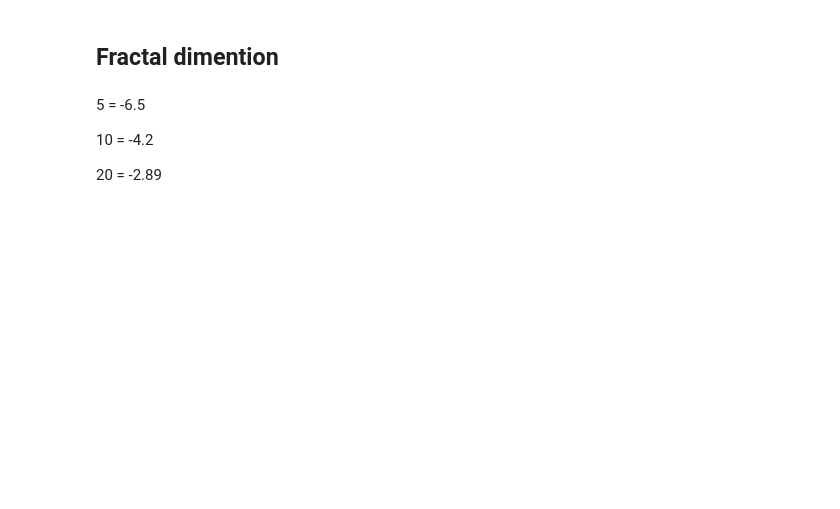
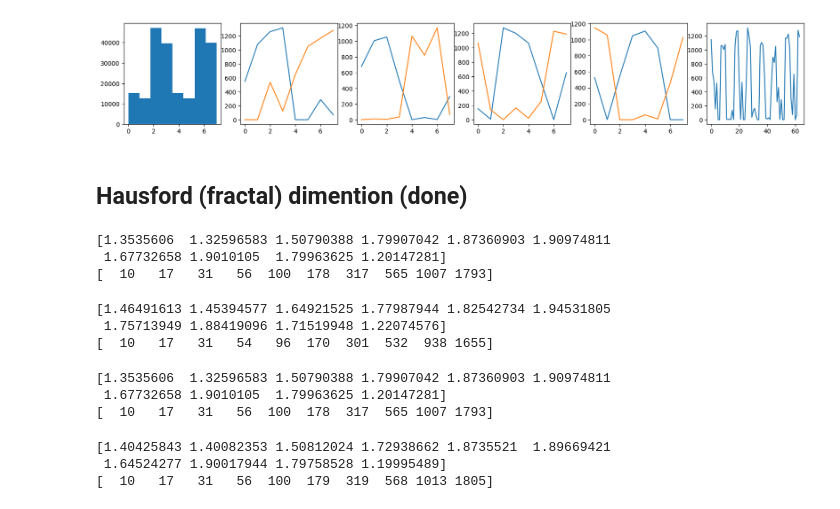
Before and after one commit to dkagramanyan/aist_2023, a Jupyter notebook: handwritten_features.ipynb, the cells around one changed output. Drawn from its saved outputs; the diff is of its cells as text; code cells hidden in the pictures; blank space fills up the shorter version.

```diff
--- a/handwritten_features.ipynb
+++ b/handwritten_features.ipynb
@@ -253,2 +276,9 @@ plt.show()
+# %%
+# вправо сильно
+
+name='67205_3.jpg'
+chain_plots(name)
+# %% [output]
+[figure, added]
 # %% [markdown]
-## Fractal dimention
+## Hausford (fractal) dimention (done)
@@ -296,6 +285,62 @@ print(fr)
-# %% [markdown]
-5 = -6.5
-
-10 = -4.2
-
-20 = -2.89
+# %%
+# ровный
+name='00201_73.jpg'
+
+# вправо сильно
+# name='67205_3.jpg'
+
+#  ровный
+# name='62325_1_12.jpg'
+
+# наклон вправо
+# name='67205_2.jpg'
+
+
+# name='1200px-Sierpinski_triangle.svg.png'
+
+img=io.imread(name)
+
+(C, M, Y, K) = rgb2smyk(img)
+
+thresh=filters.threshold_otsu(Y)
+binaryImage=Y>thresh
+
+# input binary gray
+data = ps.metrics.boxcount(binaryImage)
+
+print(data.slope)
+print(data.size)
+# %% [output]
+[1.3535606  1.32596583 1.50790388 1.79907042 1.87360903 1.90974811
+ 1.67732658 1.9010105  1.79963625 1.20147281]
+[  10   17   31   56  100  178  317  565 1007 1793]
+# %%
+#  ровный
+name='62325_1_12.jpg'
+
+print(data.slope)
+print(data.size)
+# %% [output]
+[1.46491613 1.45394577 1.64921525 1.77987944 1.82542734 1.94531805
+ 1.75713949 1.88419096 1.71519948 1.22074576]
+[  10   17   31   54   96  170  301  532  938 1655]
+# %%
+# ровный
+name='00201_73.jpg'
+
+print(data.slope)
+print(data.size)
+# %% [output]
+[1.3535606  1.32596583 1.50790388 1.79907042 1.87360903 1.90974811
+ 1.67732658 1.9010105  1.79963625 1.20147281]
+[  10   17   31   56  100  178  317  565 1007 1793]
+# %%
+# вправо сильно
+name='67205_3.jpg'
+
+print(data.slope)
+print(data.size)
+# %% [output]
+[1.40425843 1.40082353 1.50812024 1.72938662 1.8735521  1.89669421
+ 1.64524277 1.90017944 1.79758528 1.19995489]
+[  10   17   31   56  100  179  319  568 1013 1805]
```
Also changed, not shown: parts of 22 cells of this notebook.
